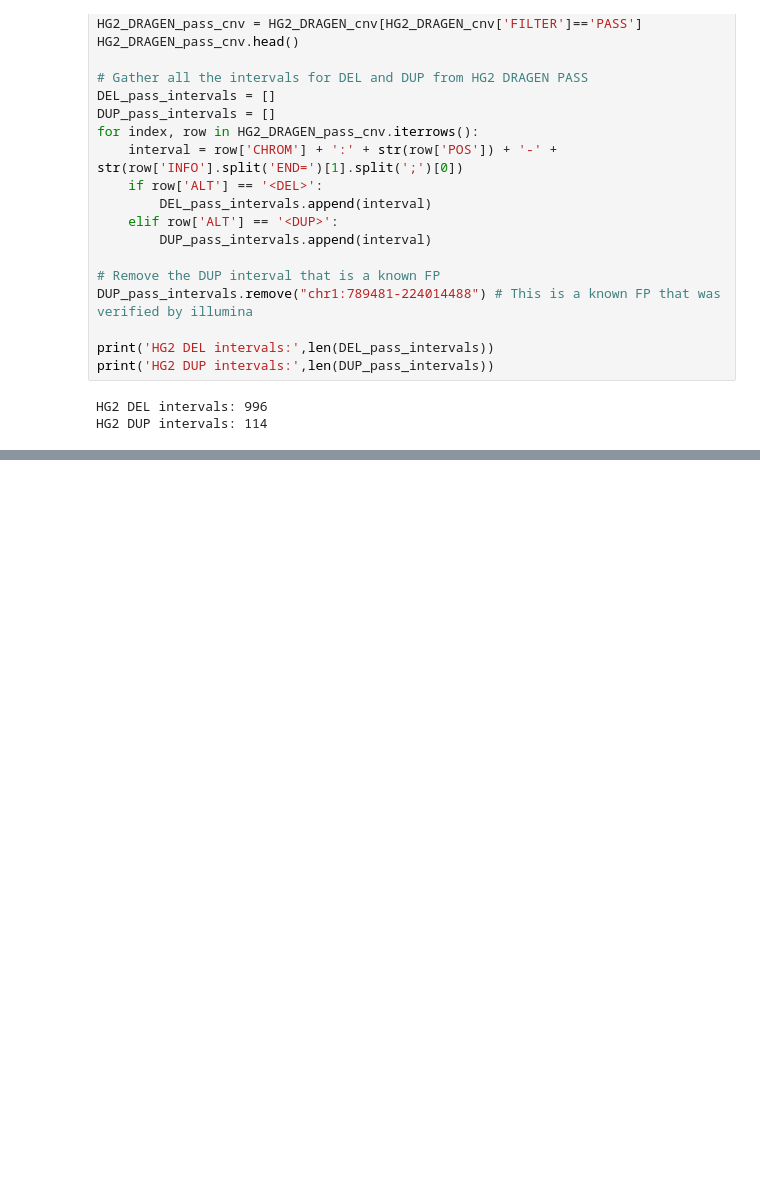
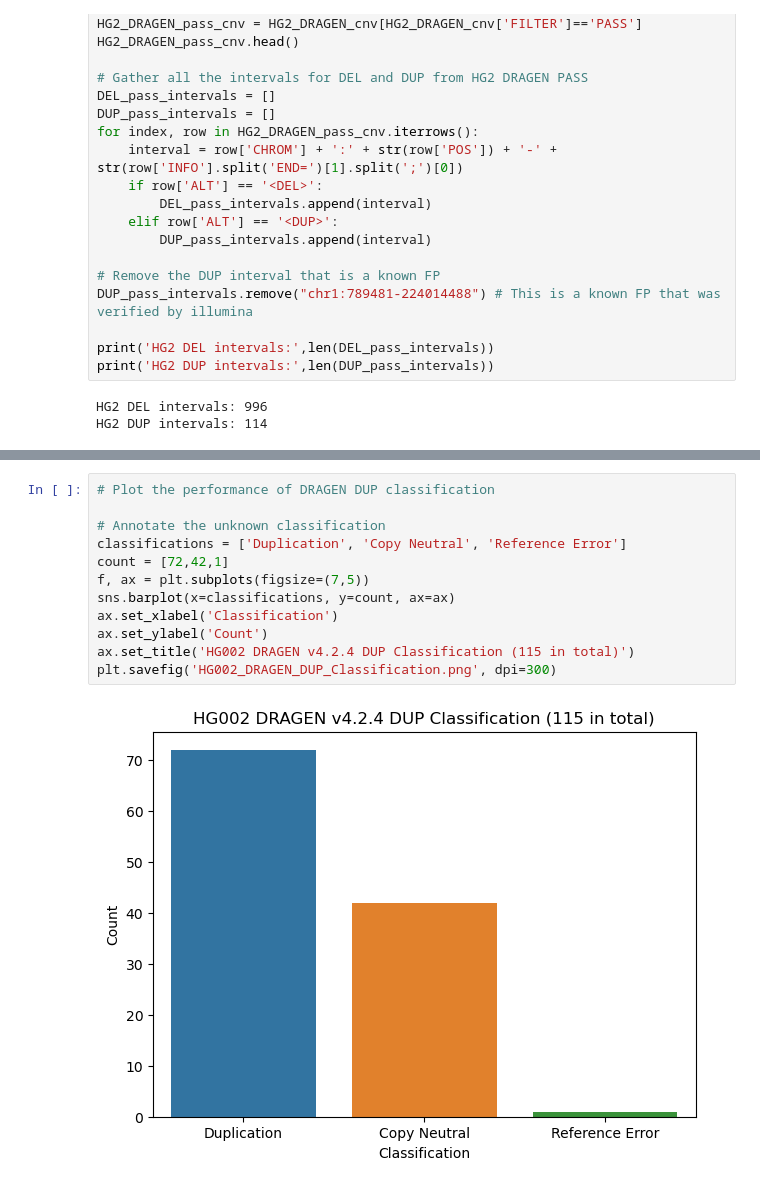
Before and after one commit to broadinstitute/T2T-ACE, a Jupyter notebook: notebooks/dup_dev.ipynb, the cells around one changed output, grey strips where cells are left out. Drawn from its saved outputs; the diff is of its cells as text; blank space fills up the shorter version.

Commit message:
Updated classification code

```diff
--- a/notebooks/dup_dev.ipynb
+++ b/notebooks/dup_dev.ipynb
@@ -404,0 +434,14 @@ End of Analysis of DUP interval chr1:16605768-16645359(39592bp)
+# %%
+# Plot the performance of DRAGEN DUP classification
+
+# Annotate the unknown classification
+classifications = ['Duplication', 'Copy Neutral', 'Reference Error']
+count = [72,42,1]
+f, ax = plt.subplots(figsize=(7,5))
+sns.barplot(x=classifications, y=count, ax=ax)
+ax.set_xlabel('Classification')
+ax.set_ylabel('Count')
+ax.set_title('HG002 DRAGEN v4.2.4 DUP Classification (115 in total)')
+plt.savefig('HG002_DRAGEN_DUP_Classification.png', dpi=300)
+# %% [output]
+[figure, added]
```
Also changed, not shown: parts of 5 cells of this notebook, 1 other file.
